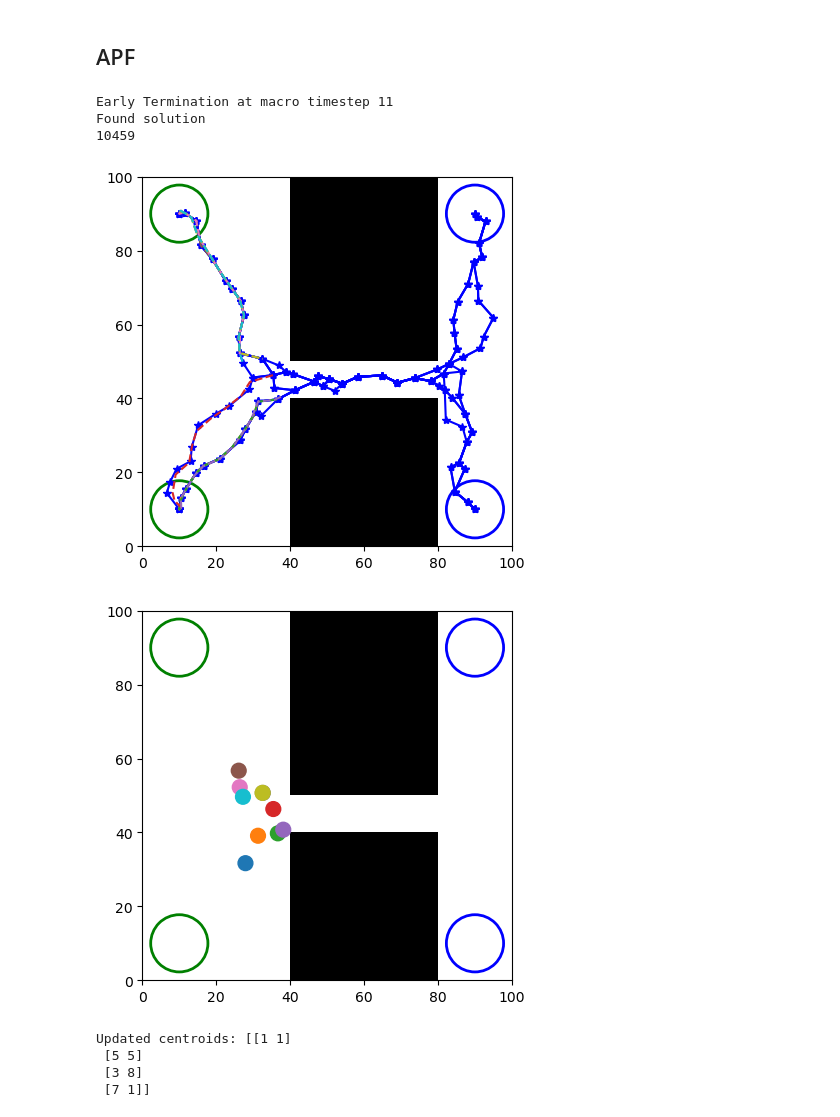
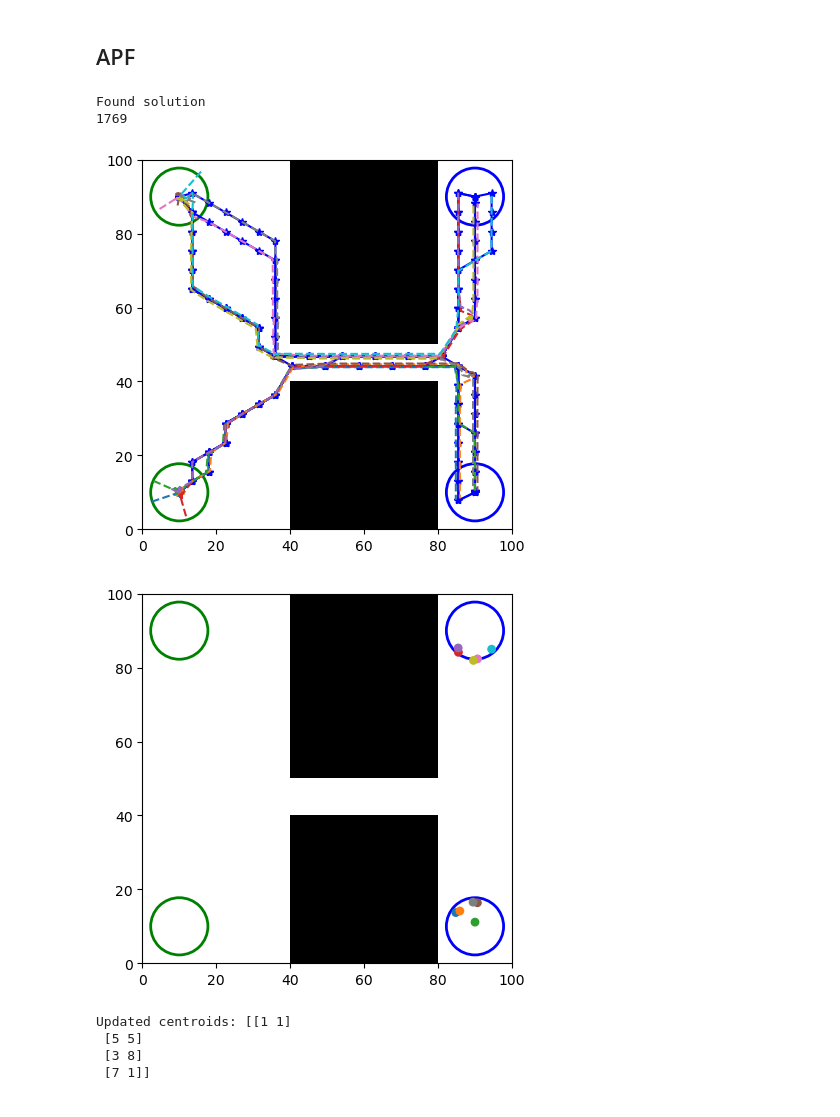
Before and after one commit to Zander-M/ST_Gaussian_PRM, a Jupyter notebook: notebooks/apf_test.ipynb, the cells around one changed output. Drawn from its saved outputs; the diff is of its cells as text; code cells hidden in the pictures.

```diff
--- a/notebooks/apf_test.ipynb
+++ b/notebooks/apf_test.ipynb
@@ -31,6 +28,7 @@ num_agent = 10
 agent_radius = 2
 sampling_method = "GAUSSIAN_SAMPLING"
 #sampling_method = "SWARMPRM_SAMPLING"
+hex_radius = 3
 TEST_CVAR = False
 
 
@@ -46,8 +44,9 @@ g_goals = [GaussianGraphNode(goal, np.identity(2)*10) for goal in goals]
 
 instance = Instance(roadmap, g_starts, g_goals, starts_weight, goals_weight, num_agent)
 
-gaussian_prm = GaussianPRM(instance, num_samples, safety_radius=safety_radius)
-gaussian_prm.sample_free_space(sampling_strategy="UNIFORM_HALTON_RADIUS")
+gaussian_prm = GaussianPRM(instance, num_samples, safety_radius=safety_radius,
+                           hex_radius=hex_radius)
+gaussian_prm.sample_free_space(sampling_strategy="HEXAGON")
 gaussian_prm.load_instance()
 gaussian_prm.build_roadmap(roadmap_method="TRIANGULATION", collision_check_method="CVAR")
 # gaussian_prm.visualize_roadmap("test_map")
@@ -93,36 +92,36 @@ gaussian_prm.visualize_roadmap()
 # %%
 from matplotlib import pyplot as plt
 from swarm_prm.solvers.swarm_prm.micro.apf import APFSingleStepSolver
 
+agent_radius = 1
+
 apf_solver = APFSingleStepSolver(roadmap, simple_paths, agent_radius, timestep,
                                  step_size=0.1, max_timestep_iter=1000,
                                  ordering_strategy="GEOMETRY",
-                                 attract_coeff=0.3, repel_coeff=0.3, agent_repel_coeff=0,
-                                 obs_thresh=1, reach_dist=3)
+                                 attract_coeff=0.3, repel_coeff=0., agent_repel_coeff=0.01,
+                                 obs_thresh=1.25, reach_dist=1)
 apf_path = apf_solver.get_solution()
 
 fig, ax = instance.visualize()
 
-# Visualize
 # apf_solver.animate_solution(fig, ax)
 for path in simple_paths:
     x_coords = [loc[0] for loc in path]
     y_coords = [loc[1] for loc in path]
     ax.plot(x_coords, y_coords, '-*', label='Path', color='blue')
 #
 cmap = plt.get_cmap("tab10")
 #
 for i, path in enumerate(apf_path):
     x_coords = [loc[0] for loc in path]
     y_coords = [loc[1] for loc in path]
     ax.plot(x_coords, y_coords, '--', label='Path', color=cmap(i))
 
 print(len(apf_path[0]))
 # %% [output]
-Early Termination at macro timestep 11
 Found solution
-10459
+1769
-[figure, old version]
+[figure, new version]
 # %%
 def animate_solution(fig, ax, speed):
     """
@@ -155,7 +154,7 @@ def animate_solution(fig, ax, speed):
 fig, ax = instance.visualize()
 animate_solution(fig, ax, 30)
 # %% [output]
-[figure, old version]
+[figure, new version]
 # %%
 import numpy as np
 from shapely.geometry import Polygon, Point
```
Also changed, not shown: parts of 3 cells of this notebook, 7 other files.
